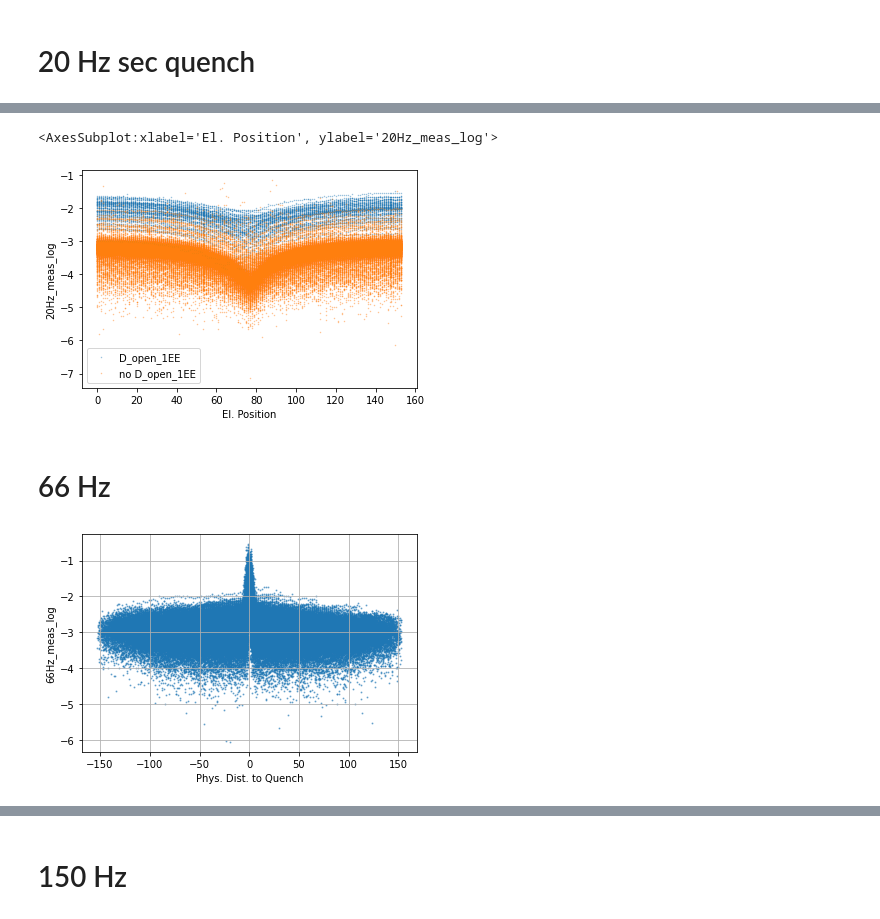
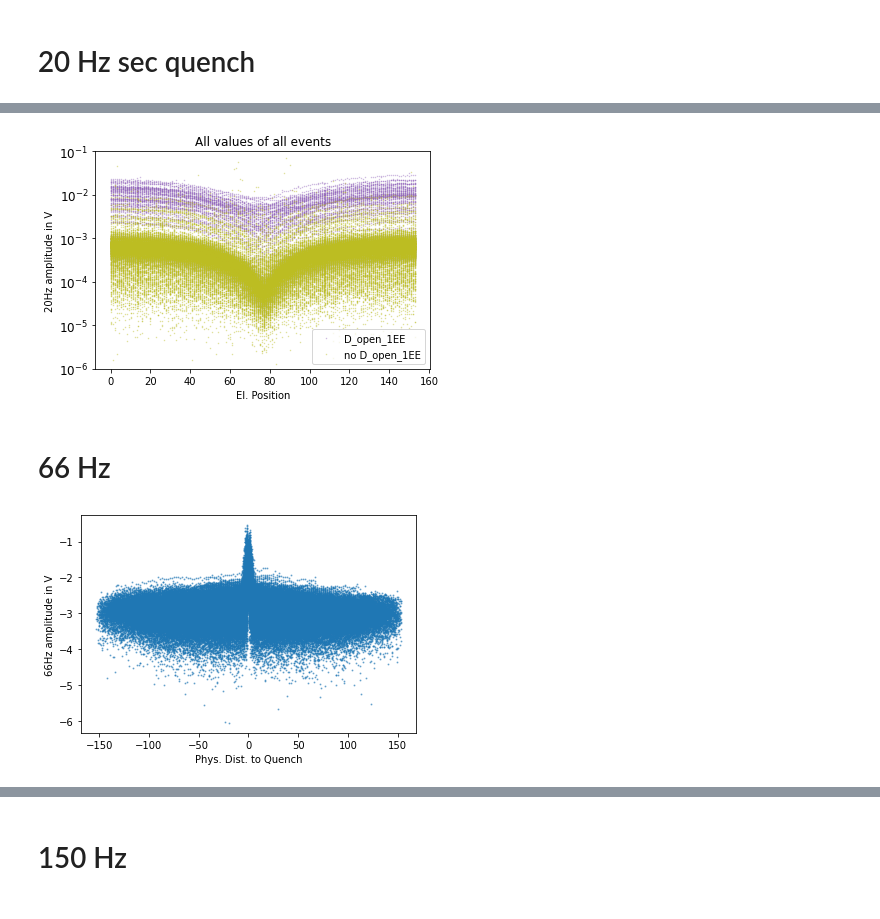
Before and after one commit to cobermai/lhc_anomaly_detection, a Jupyter notebook: notebooks/RB_FPA_FFT_NMF_component_correlation_V2.ipynb, the cells around one changed output, grey strips where cells are left out. Cells and saved outputs as stored; diff of their text form; code cells hidden in the pictures.

```diff
--- a/notebooks/RB_FPA_FFT_NMF_component_correlation_V2.ipynb
+++ b/notebooks/RB_FPA_FFT_NMF_component_correlation_V2.ipynb
@@ -501,18 +531,35 @@ Text(0.5, 0, '20Hz_meas_log')
 # %%
 fig, ax = plt.subplots()
-df_to_corr[(df_to_corr["D_open_1EE"] == 1)].plot.scatter(ax= ax,x="El. Position", y="20Hz_meas_log", label="D_open_1EE", s=0.2,c=default_colors[0], alpha=0.5)
-df_to_corr[(df_to_corr["D_open_1EE"] == 0)].plot.scatter(ax= ax,x="El. Position", y="20Hz_meas_log", label="no D_open_1EE", s=0.2, c=default_colors[1], alpha=0.5)
+df_to_corr[(df_to_corr["D_open_1EE"] == 1)].plot.scatter(ax= ax,x="El. Position", y="20Hz_meas_log", label="D_open_1EE", s=0.2,c=default_colors[4], alpha=0.5)
+df_to_corr[(df_to_corr["D_open_1EE"] == 0)].plot.scatter(ax= ax,x="El. Position", y="20Hz_meas_log", label="no D_open_1EE", s=0.2, c=default_colors[8], alpha=0.5)
+
+plt.title("All values of all events")
+plt.ylabel("20Hz amplitude in V")
+df_lim = df.loc[(df["is_snapshot"] == 0), "20Hz_meas_log"]
+lim = -6, int(df_lim.max())
+ax.set_ylim(lim)
+ticks = np.arange(lim[0], lim[1]+1)
+ax.set_yticks(ticks)
+ax.set_yticklabels([f"$10^{{{n}}}$" for n in ticks], fontsize="large")
+plt.show()
 # %% [output]
-<AxesSubplot:xlabel='El. Position', ylabel='20Hz_meas_log'>
-[figure, old version]
+[figure, new version]
 # %% [markdown]
 # 66 Hz
 # %%
 df[(df["no_sec_q"]==1)].plot.scatter(x="Phys. Dist. to Quench", y="66Hz_meas_log", s=1, alpha=0.5)
 
-plt.grid()
+
+plt.ylabel("66Hz amplitude in V")
+df_lim = df.loc[(df["is_snapshot"] == 0), "66Hz_meas_log"]
+lim = -5, int(df_lim.max())
+ax.set_ylim(lim)
+ticks = np.arange(lim[0], lim[1]+1)
+ax.set_yticks(ticks)
+ax.set_yticklabels([f"$10^{{{n}}}$" for n in ticks], fontsize="large")
+plt.show()
 # %% [output]
-[figure, old version]
+[figure, new version]
 # %%
 fig, ax = plt.subplots()
 df[(df["no_sec_q"]==1)].plot.scatter(ax= ax,x="El. Dist. to Quench Main", y="66Hz_meas_log", s=.5, alpha=0.2,c=default_colors[0])
```
Also changed, not shown: parts of 65 cells of this notebook, 24 other files.
